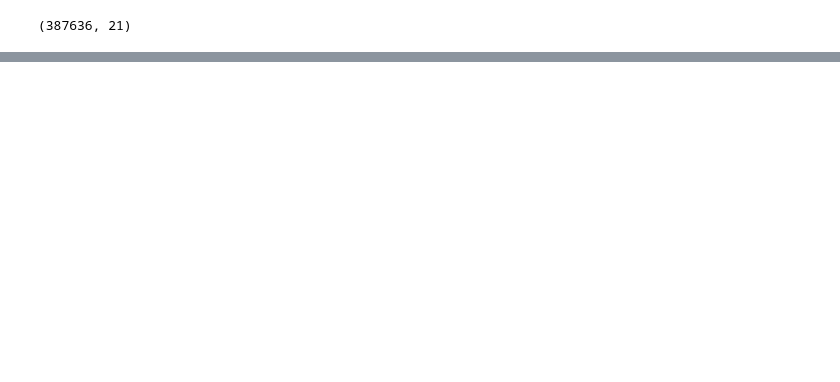
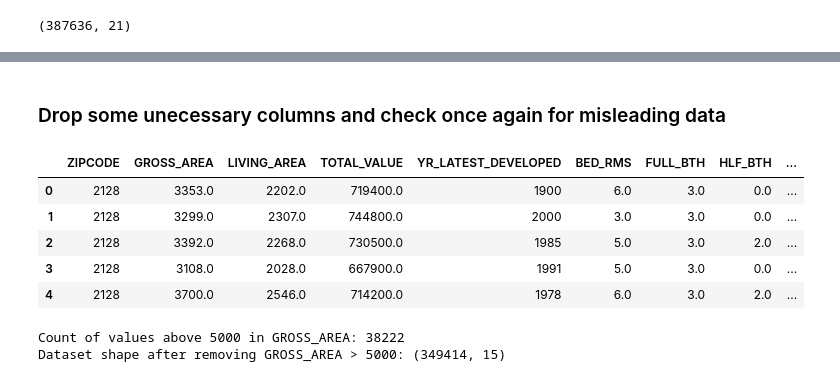
Before and after one commit to HarshaBeth/Boston-Area-Price-and-Crime-Prediction, a Jupyter notebook: backend/notebooks/price_prediction_data_vis_and_cleaning.ipynb, the cells around one changed output, grey strips where cells are left out. Drawn from its saved outputs; the diff is of its cells as text; code cells hidden in the pictures; blank space fills up the shorter version.

```diff
--- a/backend/notebooks/price_prediction_data_vis_and_cleaning.ipynb
+++ b/backend/notebooks/price_prediction_data_vis_and_cleaning.ipynb
@@ -375,0 +411,2 @@ clean_combined_price_data.to_csv('../datasets/price_datasets/cleaned_combined_pr
+# %% [markdown]
+### Drop some unecessary columns and check once again for misleading data
@@ -375,0 +418,18 @@ clean_combined_price_data.to_csv('../datasets/price_datasets/cleaned_combined_pr
+# %%
+clean_combined_price_data.head()
+# %% [output]
+|  | ZIPCODE | GROSS_AREA | LIVING_AREA | TOTAL_VALUE | YR_LATEST_DEVELOPED | BED_RMS | FULL_BTH | HLF_BTH | ... |
+| 0 | 2128 | 3353.0 | 2202.0 | 719400.0 | 1900 | 6.0 | 3.0 | 0.0 | ... |
+| 1 | 2128 | 3299.0 | 2307.0 | 744800.0 | 2000 | 3.0 | 3.0 | 0.0 | ... |
+| 2 | 2128 | 3392.0 | 2268.0 | 730500.0 | 1985 | 5.0 | 3.0 | 2.0 | ... |
+| 3 | 2128 | 3108.0 | 2028.0 | 667900.0 | 1991 | 5.0 | 3.0 | 0.0 | ... |
+| 4 | 2128 | 3700.0 | 2546.0 | 714200.0 | 1978 | 6.0 | 3.0 | 2.0 | ... |
+# %%
+count_above_5000 = (clean_combined_price_data['GROSS_AREA'] > 5000).sum()
+print(f"Count of values above 5000 in GROSS_AREA: {count_above_5000}")
+
+clean_combined_price_data = clean_combined_price_data[clean_combined_price_data['GROSS_AREA'] <= 5000]
+print(f"Dataset shape after removing GROSS_AREA > 5000: {clean_combined_price_data.shape}")
+# %% [output]
+Count of values above 5000 in GROSS_AREA: 38222
+Dataset shape after removing GROSS_AREA > 5000: (349414, 15)
```
Also changed, not shown: parts of 24 cells of this notebook, 13 other files.
